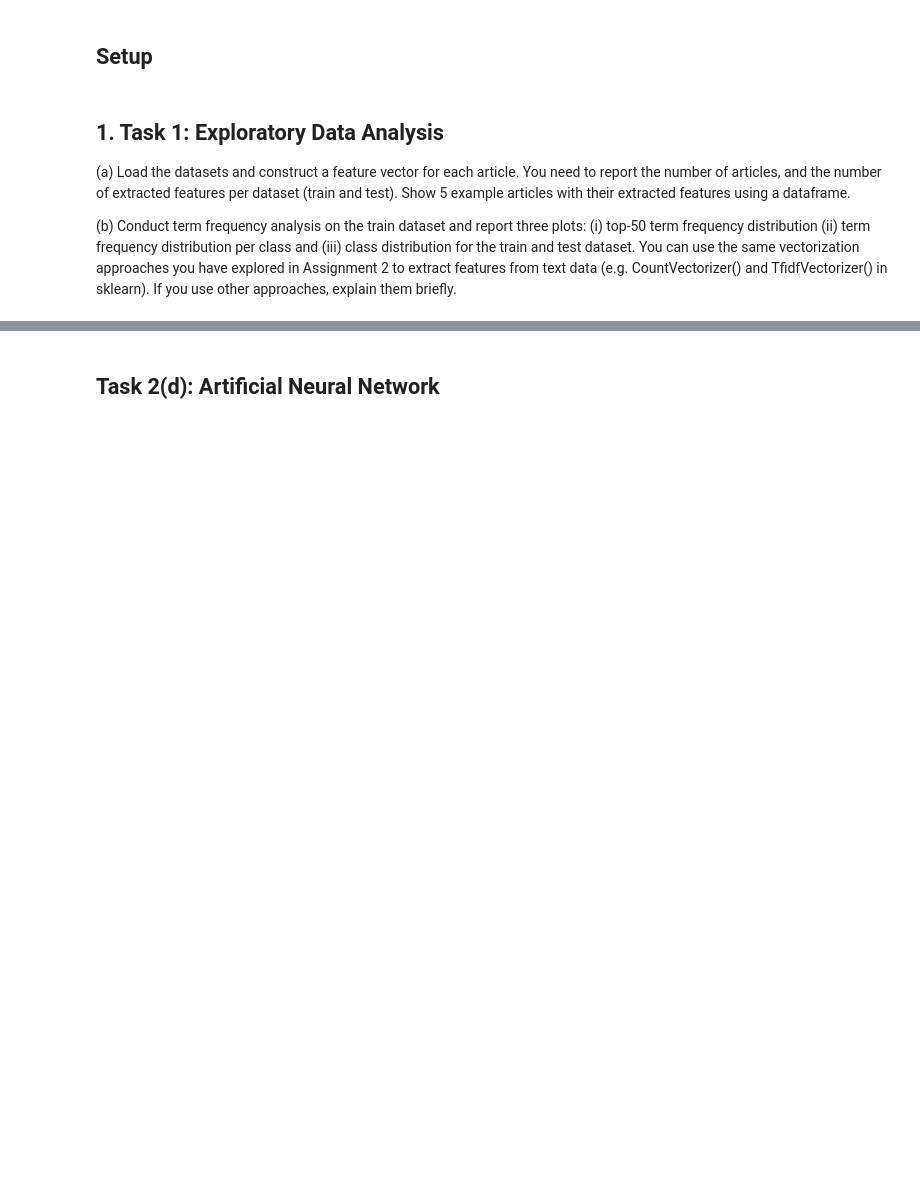
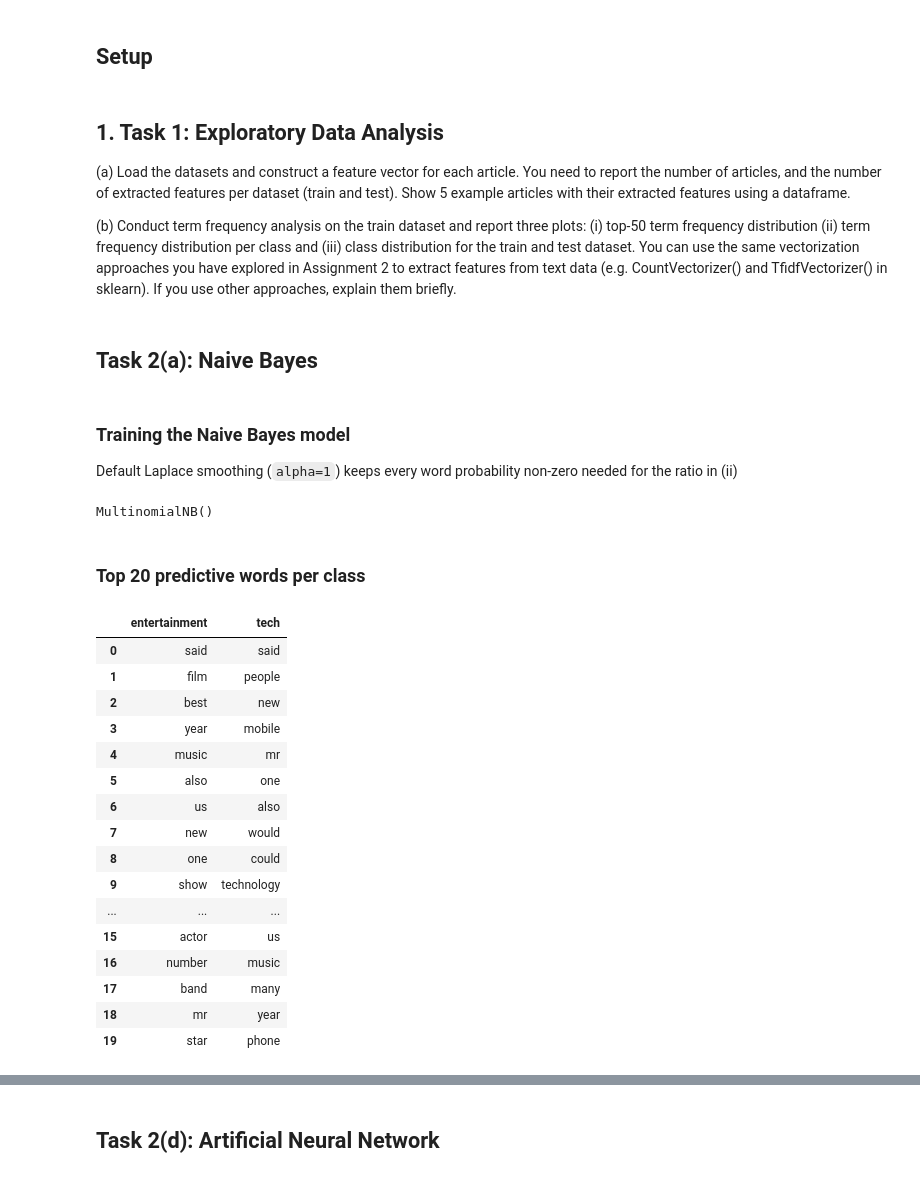
Before and after one commit to WilliamTayNZ/cs361-assignment-3, a Jupyter notebook: A3_Group_27.ipynb, the cells around one changed output, grey strips where cells are left out. Cells and saved outputs as stored; diff of their text form; code cells hidden in the pictures; blank space fills up the shorter version.

```diff
--- a/A3_Group_27.ipynb
+++ b/A3_Group_27.ipynb
@@ -46,3 +59,57 @@ train_df = pd.read_csv('data/train.csv')
 vectorizer = TfidfVectorizer()
 X_train = vectorizer.fit_transform(train_df['Article'])
 y_train = train_df['Category']
+# %% [markdown]
+<a id="task-2a"></a>
+## Task 2(a): Naive Bayes
+# %% [markdown]
+### Training the Naive Bayes model
+Default Laplace smoothing (`alpha=1`) keeps every word probability non-zero needed for the ratio in (ii)
+# %%
+# Count features are used for Multinomial Naive Bayes because the model is based on term counts.
+nb_vectorizer = CountVectorizer()
+X_train_nb = nb_vectorizer.fit_transform(train_df["Article"])
+X_test_nb = nb_vectorizer.transform(test_df["Article"])
+
+# Feature names, effectively the "vocabulary"
+nb_feature_names = nb_vectorizer.get_feature_names_out()
+
+nb_model = MultinomialNB()
+nb_model.fit(X_train_nb, y_train)
+# %% [output]
+MultinomialNB()
+# %% [markdown]
+### Top 20 predictive words per class
+# %%
+class_labels = nb_model.classes_
+log_probabilities = nb_model.feature_log_prob_
+
+top_n = 20
+
+# Get the 20 words with the highest log probability within each class
+top_words_by_class = {}
+
+for class_index, class_label in enumerate(class_labels):
+    top_indices = np.argsort(log_probabilities[class_index])[::-1][:top_n]
+    top_words_by_class[class_label] = nb_feature_names[top_indices]
+
+top_words_df = pd.DataFrame(top_words_by_class)
+display(top_words_df)
+# %% [output]
+|  | entertainment | tech |
+| 0 | said | said |
+| 1 | film | people |
+| 2 | best | new |
+| 3 | year | mobile |
+| 4 | music | mr |
+| 5 | also | one |
+| 6 | us | also |
+| 7 | new | would |
+| 8 | one | could |
+| 9 | show | technology |
+| ... | ... | ... |
+| 15 | actor | us |
+| 16 | number | music |
+| 17 | band | many |
+| 18 | mr | year |
+| 19 | star | phone |
```
Also changed, not shown: parts of 16 cells of this notebook.
